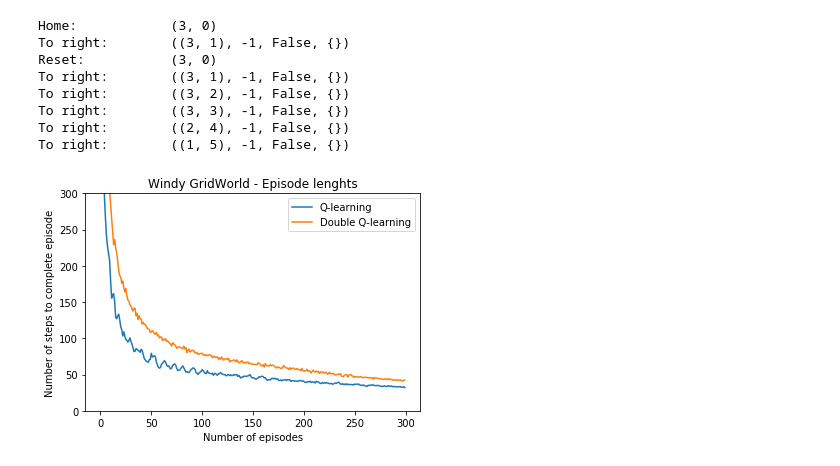
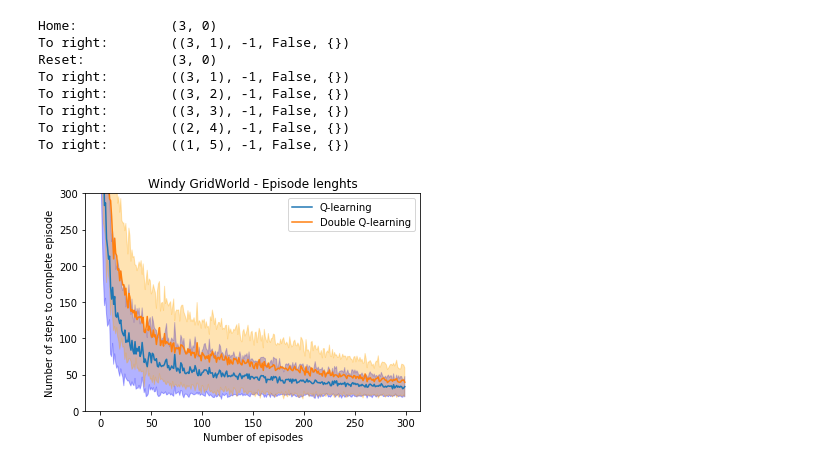
Before and after one commit to rubenpolak/rl_project, a Jupyter notebook: windy_gridworld.ipynb, the cells around one changed output. Saved outputs shown, nothing was run; the diff lists cells and outputs as text; code cells hidden in the pictures.

```diff
--- a/windy_gridworld.ipynb
+++ b/windy_gridworld.ipynb
@@ -240,7 +240,7 @@ def double_q_learning(env, num_episodes, discount_factor=1.0, alpha=0.1, epsilon
 
     return Q1, Q2, stats
 # %%
-RUNS = 1000
+RUNS = 100
 EPISODES = 300
 
 q_data = np.zeros((RUNS, EPISODES))
@@ -255,12 +255,14 @@ for i in tqdm(range(RUNS)):
 # %%
 # Plot percentage actions left over episodes:
 plt.plot(q_data.mean(0), label='Q-learning')
 plt.plot(dq_data.mean(0), label='Double Q-learning')
+plt.fill_between(np.arange(EPISODES), q_data.mean(0)+q_data.std(0), q_data.mean(0)-q_data.std(0), color='blue', alpha=0.3)
+plt.fill_between(np.arange(EPISODES), dq_data.mean(0)+dq_data.std(0), dq_data.mean(0)-dq_data.std(0), color='orange', alpha=0.3)
 plt.title('Windy GridWorld - Episode lenghts')
 plt.xlabel('Number of episodes')
 plt.ylabel('Number of steps to complete episode')
 plt.gca().set_ylim([0,300])
 plt.legend()
 plt.show()
 # %% [output]
-[figure, old version]
+[figure, new version]
```
